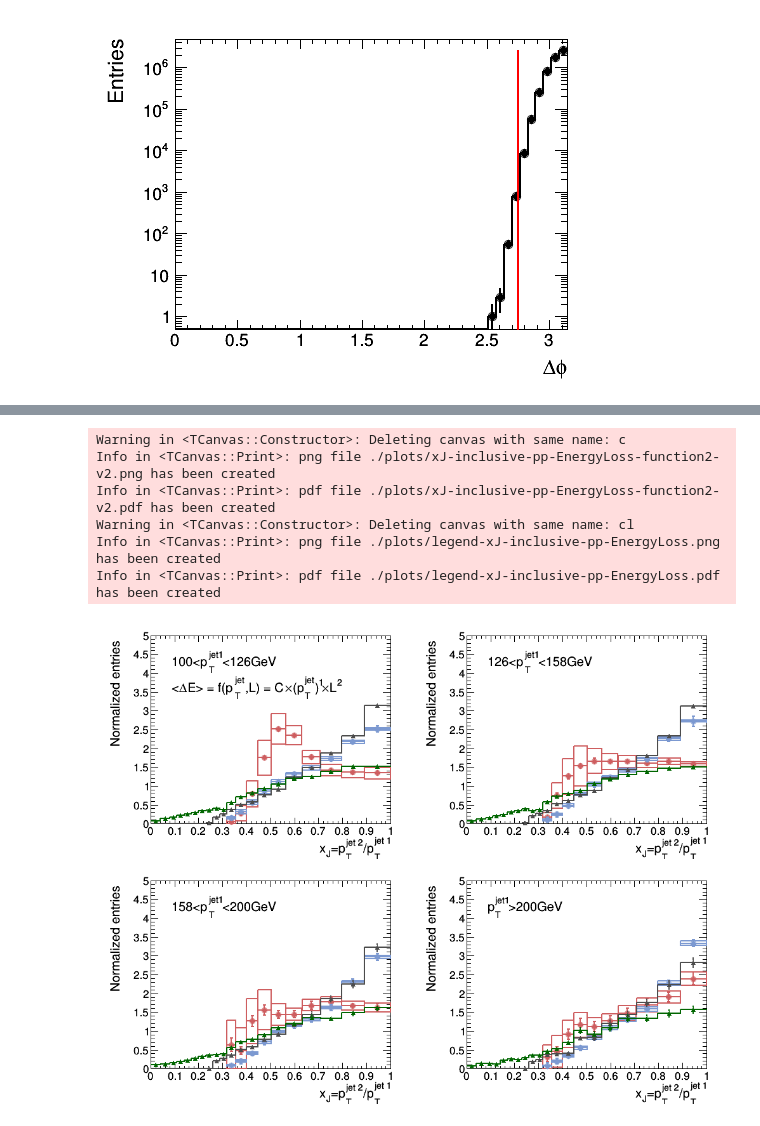
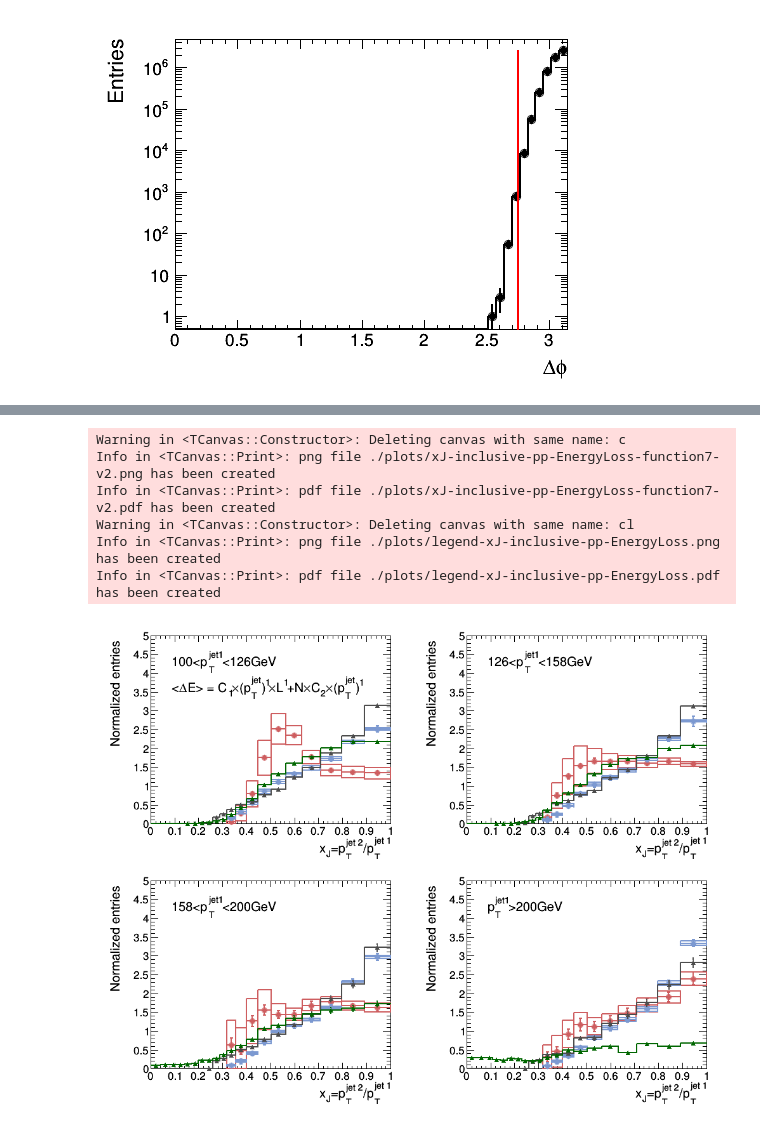
Before and after one commit to hrjheng/NCU-1072-HEPCourse, a Jupyter notebook: Dijet-Asymmetry/Dijet-asymmetry.ipynb, the cells around one changed output, grey strips where cells are left out. Cells and saved outputs as stored; diff of their text form; code cells hidden in the pictures.

```diff
--- a/Dijet-Asymmetry/Dijet-asymmetry.ipynb
+++ b/Dijet-Asymmetry/Dijet-asymmetry.ipynb
@@ -526,33 +321,33 @@ for icd in range(len(list_pt_bin)):
 
 #     list_ATLAS_gr_Syst[icd].GetXaxis().SetLimits(0,1)
 #     list_ATLAS_gr_Syst[icd].GetYaxis().SetRangeUser(0,5)
-    list_ATLAS_gr_Syst[icd].SetMarkerColor(46)
-    list_ATLAS_gr_Syst[icd].SetFillColor(ROOT.kRed-9)
-    list_ATLAS_gr_Syst[icd].SetLineColor(46)
-    list_ATLAS_gr_Syst[icd].SetLineWidth(2)
-    list_ATLAS_gr_Syst[icd].SetMarkerStyle(20)
-    list_ATLAS_gr_Syst[icd].SetFillStyle(0)
-    list_ATLAS_gr_Syst[icd].Draw('E2same')
+    list_ATLAS_PbPb_gr_Syst[icd].SetMarkerColor(46)
+    list_ATLAS_PbPb_gr_Syst[icd].SetFillColor(ROOT.kRed-9)
+    list_ATLAS_PbPb_gr_Syst[icd].SetLineColor(46)
+    list_ATLAS_PbPb_gr_Syst[icd].SetLineWidth(2)
+    list_ATLAS_PbPb_gr_Syst[icd].SetMarkerStyle(20)
+    list_ATLAS_PbPb_gr_Syst[icd].SetFillStyle(0)
+    list_ATLAS_PbPb_gr_Syst[icd].Draw('E2same')
 
-    list_ATLAS_gr_Stat[icd].SetMarkerColor(46)
-    list_ATLAS_gr_Stat[icd].SetLineColor(46)
-    list_ATLAS_gr_Stat[icd].SetLineWidth(2)
-    list_ATLAS_gr_Stat[icd].SetMarkerStyle(20)
-    list_ATLAS_gr_Stat[icd].Draw('Psame')
+    list_ATLAS_PbPb_gr_Stat[icd].SetMarkerColor(46)
+    list_ATLAS_PbPb_gr_Stat[icd].SetLineColor(46)
+    list_ATLAS_PbPb_gr_Stat[icd].SetLineWidth(2)
+    list_ATLAS_PbPb_gr_Stat[icd].SetMarkerStyle(20)
+    list_ATLAS_PbPb_gr_Stat[icd].Draw('Psame')
 
-    list_ATLAS_gr_pp_Syst[icd].SetMarkerColor(38)
-    list_ATLAS_gr_pp_Syst[icd].SetFillColor(ROOT.kBlue-9)
-    list_ATLAS_gr_pp_Syst[icd].SetLineColor(38)
-    list_ATLAS_gr_pp_Syst[icd].SetLineWidth(2)
-    list_ATLAS_gr_pp_Syst[icd].SetMarkerStyle(20)
-    list_ATLAS_gr_pp_Syst[icd].SetFillStyle(0)
-    list_ATLAS_gr_pp_Syst[icd].Draw('E2same')
+    list_ATLAS_pp_gr_Syst[icd].SetMarkerColor(38)
+    list_ATLAS_pp_gr_Syst[icd].SetFillColor(ROOT.kBlue-9)
+    list_ATLAS_pp_gr_Syst[icd].SetLineColor(38)
+    list_ATLAS_pp_gr_Syst[icd].SetLineWidth(2)
+    list_ATLAS_pp_gr_Syst[icd].SetMarkerStyle(20)
+    list_ATLAS_pp_gr_Syst[icd].SetFillStyle(0)
+    list_ATLAS_pp_gr_Syst[icd].Draw('E2same')
 
-    list_ATLAS_gr_pp_Stat[icd].SetMarkerColor(38)
-    list_ATLAS_gr_pp_Stat[icd].SetLineColor(38)
-    list_ATLAS_gr_pp_Stat[icd].SetLineWidth(2)
-    list_ATLAS_gr_pp_Stat[icd].SetMarkerStyle(20)
-    list_ATLAS_gr_pp_Stat[icd].Draw('Psame')
+    list_ATLAS_pp_gr_Stat[icd].SetMarkerColor(38)
+    list_ATLAS_pp_gr_Stat[icd].SetLineColor(38)
+    list_ATLAS_pp_gr_Stat[icd].SetLineWidth(2)
+    list_ATLAS_pp_gr_Stat[icd].SetMarkerStyle(20)
+    list_ATLAS_pp_gr_Stat[icd].Draw('Psame')
 
     list_hM_xJ[icd].Draw('histeX0same')
     list_hM_xJ_dE[icd].Draw('histeX0same')
@@ -562,39 +357,39 @@ for icd in range(len(list_pt_bin)):
         latex.SetNDC()
         latex.SetTextFont(42)
         latex.SetTextSize(0.06)
-        latex.DrawLatex(0.23, 0.71, '<#DeltaE> = f(p_{T}^{jet},L) = C#times(p_{T}^{jet})^{1}#timesL^{2}')
-        # latex.DrawLatex(0.28, 0.72, '<#DeltaE> = f(p_{T}^{jet},L) = C_{1}#times(p_{T}^{jet})^{1}#timesL^{1}+N#timesC_{2}#times(p_{T}^{jet})^{1}')
+        # latex.DrawLatex(0.23, 0.71, '<#DeltaE> = f(p_{T}^{jet},L) = C#times(p_{T}^{jet})^{1}#timesL^{2}')
+        latex.DrawLatex(0.23, 0.71, '<#DeltaE> = C_{1}#times(p_{T}^{jet})^{1}#timesL^{1}+N#timesC_{2}#times(p_{T}^{jet})^{1}')
         # latex.DrawLatex(0.35, 0.7, '<#DeltaE> = collision loss + radiation loss')
 
     extratext = ROOT.TLatex()
     extratext.SetNDC()
     extratext.SetTextFont(42)
     extratext.SetTextSize(0.06)
     extratext.DrawLatex(0.23, 0.82, list_extratext[icd])
 
 
 c.Draw()
-c.SaveAs('./plots/xJ-inclusive-pp-EnergyLoss-function2-v2.png')
-c.SaveAs('./plots/xJ-inclusive-pp-EnergyLoss-function2-v2.pdf')
+c.SaveAs('./plots/xJ-inclusive-pp-EnergyLoss-function7-v2.png')
+c.SaveAs('./plots/xJ-inclusive-pp-EnergyLoss-function7-v2.pdf')
 
 
 cl = ROOT.TCanvas('cl', 'cl', 200, 200)
 cl.cd()
 legend = ROOT.TLegend(0.01,0.01,0.98,0.98)
 legend.SetBorderSize(0);
 legend.AddEntry(list_hM_xJ[icd],'pp events','leX0p')
 legend.AddEntry(list_hM_xJ_dE[icd],'#splitline{pp events}{with energy loss}','leX0p')
-legend.AddEntry(list_ATLAS_gr_pp_Syst[icd],'#splitline{ATLAS pp results}{(arXiv:1706.09363)}','lfp')
-legend.AddEntry(list_ATLAS_gr_Syst[icd],'#splitline{ATLAS PbPb results}{(arXiv:1706.09363)}','lfp')
+legend.AddEntry(list_ATLAS_pp_gr_Syst[icd],'#splitline{ATLAS pp results}{(arXiv:1706.09363)}','lfp')
+legend.AddEntry(list_ATLAS_PbPb_gr_Syst[icd],'#splitline{ATLAS PbPb results}{(arXiv:1706.09363)}','lfp')
 legend.Draw('same')
 legend.Draw()
 cl.SaveAs('./plots/legend-xJ-inclusive-pp-EnergyLoss.png')
 cl.SaveAs('./plots/legend-xJ-inclusive-pp-EnergyLoss.pdf')
 # %% [output]
 Warning in <TCanvas::Constructor>: Deleting canvas with same name: c
-Info in <TCanvas::Print>: png file ./plots/xJ-inclusive-pp-EnergyLoss-function2-v2.png has been created
-Info in <TCanvas::Print>: pdf file ./plots/xJ-inclusive-pp-EnergyLoss-function2-v2.pdf has been created
+Info in <TCanvas::Print>: png file ./plots/xJ-inclusive-pp-EnergyLoss-function7-v2.png has been created
+Info in <TCanvas::Print>: pdf file ./plots/xJ-inclusive-pp-EnergyLoss-function7-v2.pdf has been created
 Warning in <TCanvas::Constructor>: Deleting canvas with same name: cl
 Info in <TCanvas::Print>: png file ./plots/legend-xJ-inclusive-pp-EnergyLoss.png has been created
 Info in <TCanvas::Print>: pdf file ./plots/legend-xJ-inclusive-pp-EnergyLoss.pdf has been created
-[figure, old version]
+[figure, new version]
```
Also changed, not shown: parts of 5 cells of this notebook.
